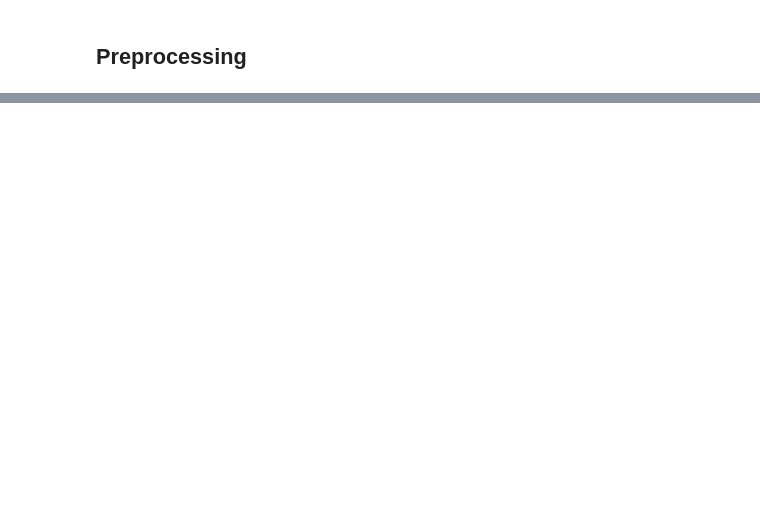
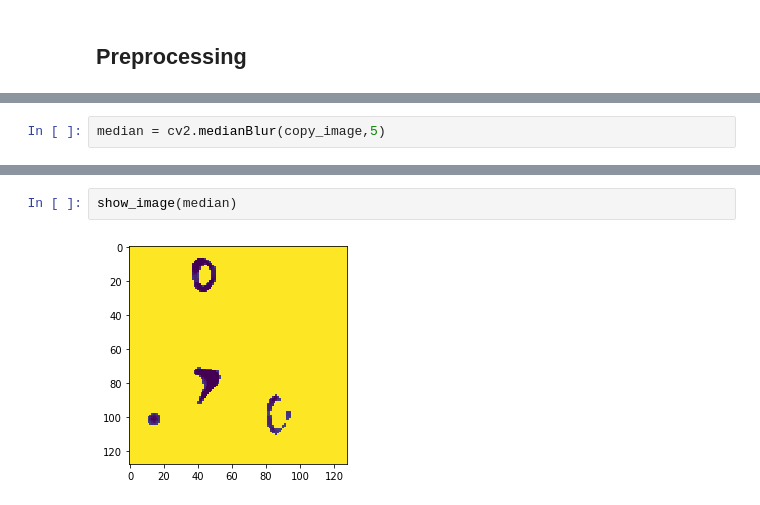
Before and after one commit to rickyychen/MNIST_Max-digits, a Jupyter notebook: Copy_of_MNIST_Max_digits.ipynb, the cells around one changed output, grey strips where cells are left out. Drawn from its saved outputs; the diff is of its cells as text; blank space fills up the shorter version.

```diff
--- a/Copy_of_MNIST_Max_digits.ipynb
+++ b/Copy_of_MNIST_Max_digits.ipynb
@@ -81,0 +92,2 @@ for i in range(len(train_images)):
+# %%
+median = cv2.medianBlur(copy_image,5)
@@ -81,0 +102,4 @@ for i in range(len(train_images)):
+# %%
+show_image(median)
+# %% [output]
+[figure, added]
```
Also changed, not shown: parts of 12 cells of this notebook.
